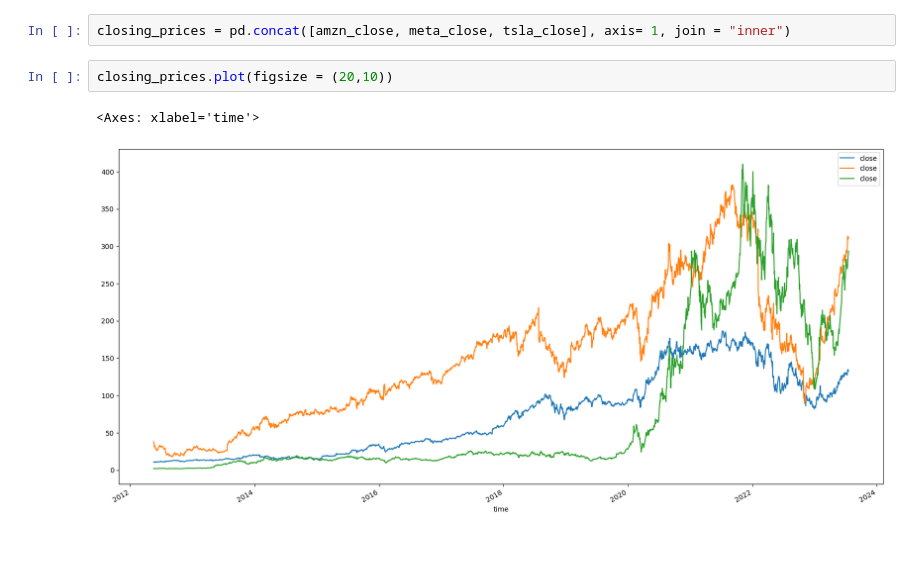
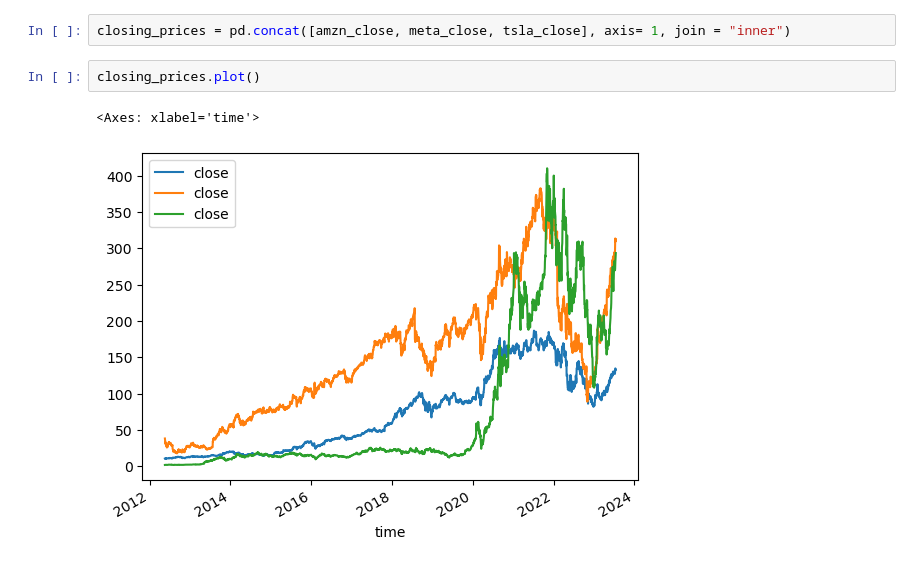
Before and after one commit to mattgifs/Project2, a Jupyter notebook: 01_data_cleaning.ipynb, the cells around one changed output. Drawn from its saved outputs; the diff is of its cells as text.

```diff
--- a/01_data_cleaning.ipynb
+++ b/01_data_cleaning.ipynb
@@ -248,7 +251,7 @@ tsla_close.hvplot.line(x= "time", y= "close",
 # %%
 closing_prices = pd.concat([amzn_close, meta_close, tsla_close], axis= 1, join = "inner")
 # %%
-closing_prices.plot(figsize = (20,10))
+closing_prices.plot()
 # %% [output]
 <Axes: xlabel='time'>
-[figure, old version]
+[figure, new version]
```
Also changed, not shown: parts of 1 cell of this notebook, 2 other files.
